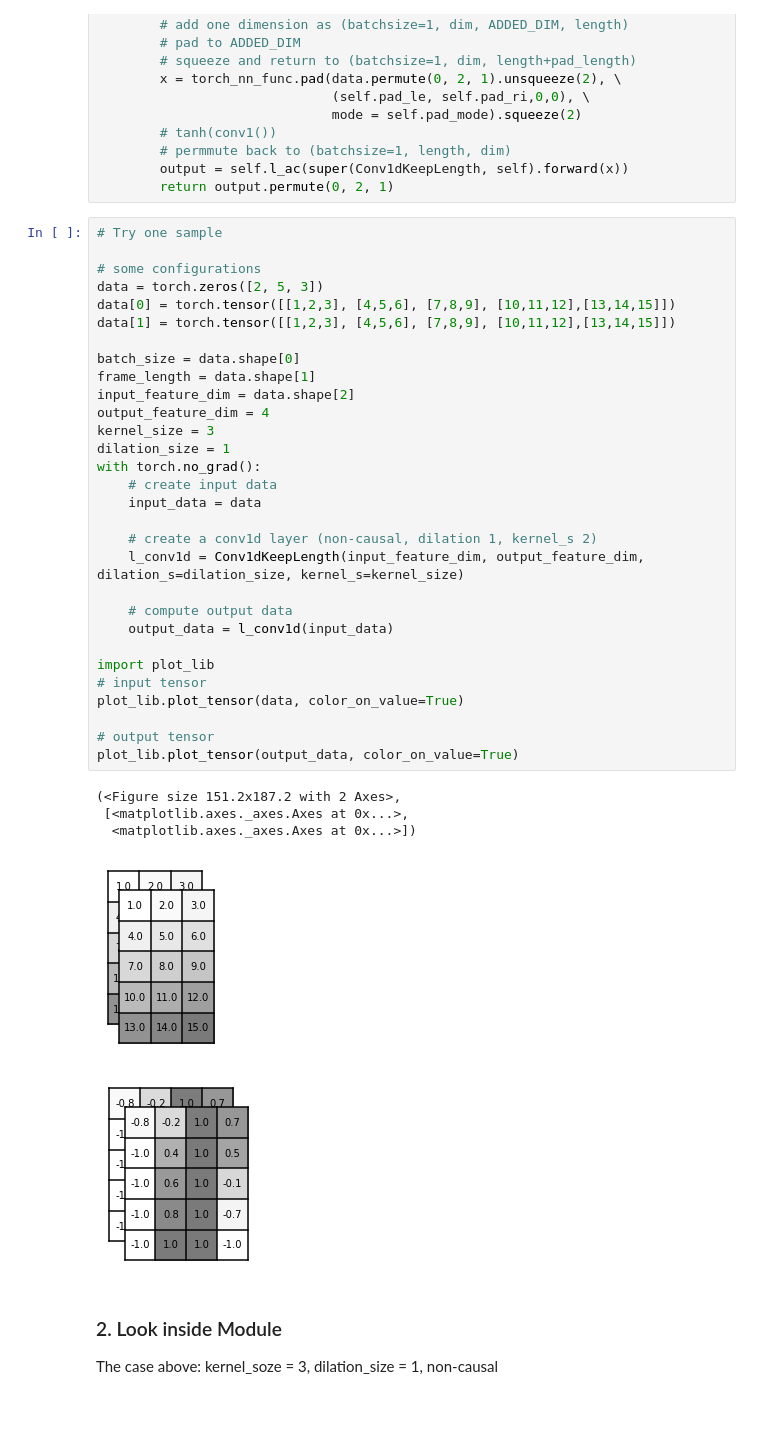
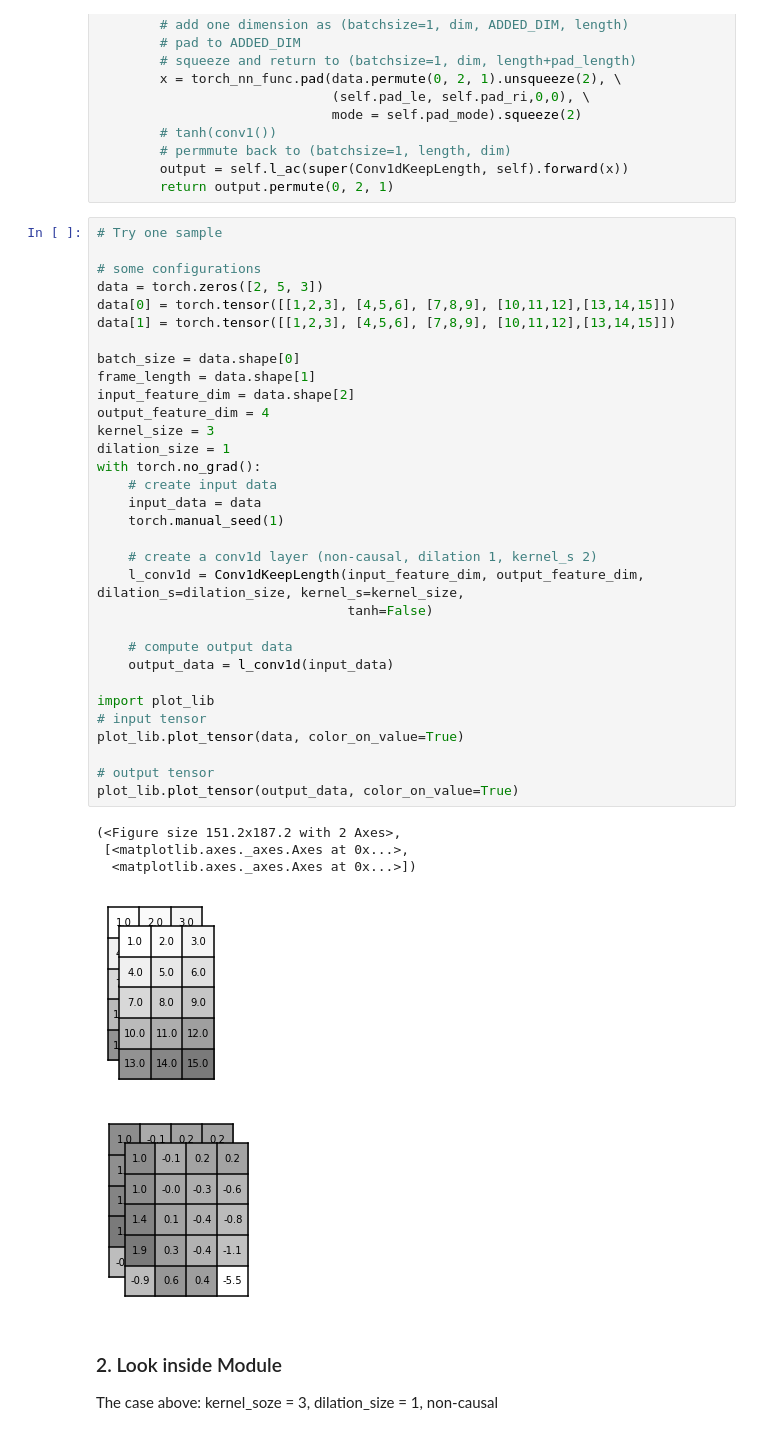
Before and after one commit to nii-yamagishilab/project-NN-Pytorch-scripts, a Jupyter notebook: tutorials/3_conv1d.ipynb, the cells around one changed output. Cells and saved outputs as stored; diff of their text form.

```diff
--- a/tutorials/3_conv1d.ipynb
+++ b/tutorials/3_conv1d.ipynb
@@ -81,35 +76,37 @@ class Conv1dKeepLength(torch_nn.Conv1d):
 data = torch.zeros([2, 5, 3])
 data[0] = torch.tensor([[1,2,3], [4,5,6], [7,8,9], [10,11,12],[13,14,15]])
 data[1] = torch.tensor([[1,2,3], [4,5,6], [7,8,9], [10,11,12],[13,14,15]])
 
 batch_size = data.shape[0]
 frame_length = data.shape[1]
 input_feature_dim = data.shape[2]
 output_feature_dim = 4
 kernel_size = 3
 dilation_size = 1
 with torch.no_grad():
     # create input data
     input_data = data
+    torch.manual_seed(1)
 
     # create a conv1d layer (non-causal, dilation 1, kernel_s 2)
-    l_conv1d = Conv1dKeepLength(input_feature_dim, output_feature_dim, dilation_s=dilation_size, kernel_s=kernel_size)
+    l_conv1d = Conv1dKeepLength(input_feature_dim, output_feature_dim, dilation_s=dilation_size, kernel_s=kernel_size,
+                                tanh=False)
 
     # compute output data
     output_data = l_conv1d(input_data)
 
 import plot_lib
 # input tensor
 plot_lib.plot_tensor(data, color_on_value=True)
 
 # output tensor
 plot_lib.plot_tensor(output_data, color_on_value=True)
 # %% [output]
 (<Figure size 151.2x187.2 with 2 Axes>,
  [<matplotlib.axes._axes.Axes at 0x...>,
   <matplotlib.axes._axes.Axes at 0x...>])
 [figure]
-[figure, old version]
+[figure, new version]
 # %% [markdown]
 ### 2. Look inside Module
 
```
Also changed, not shown: parts of 5 cells of this notebook, 7 other files.
